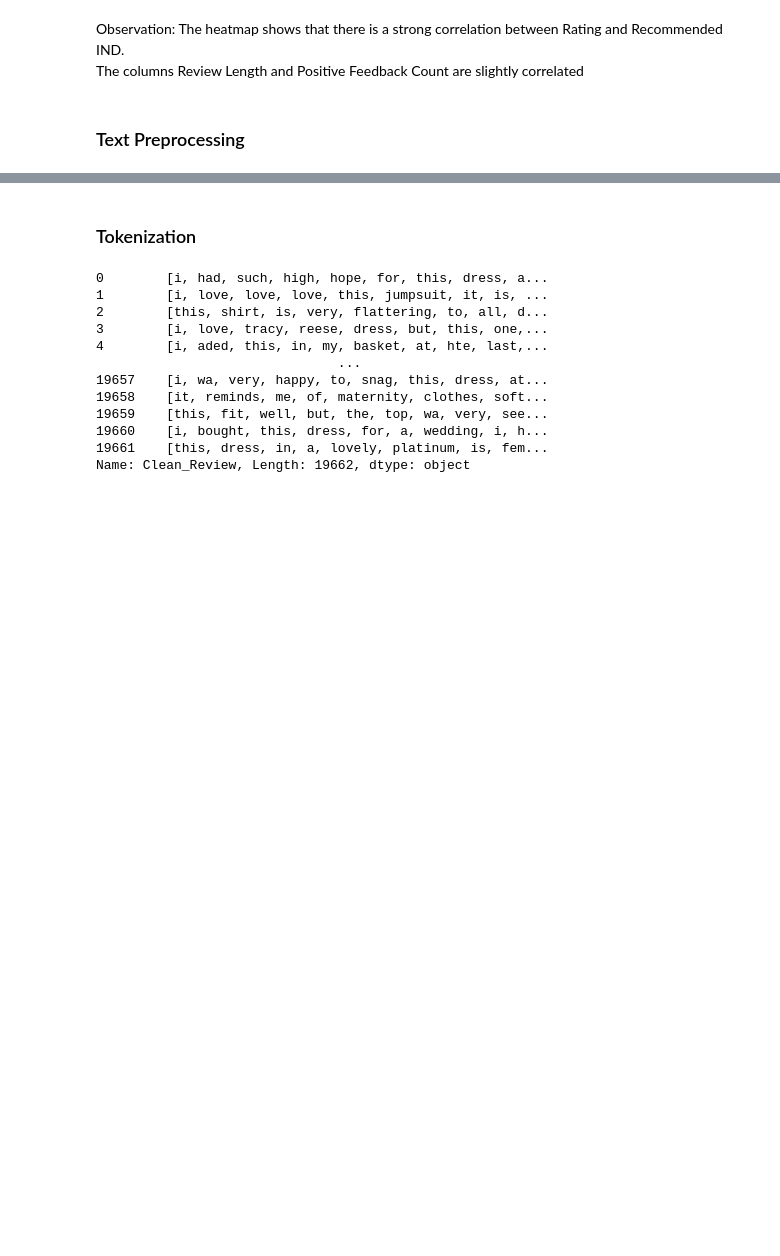
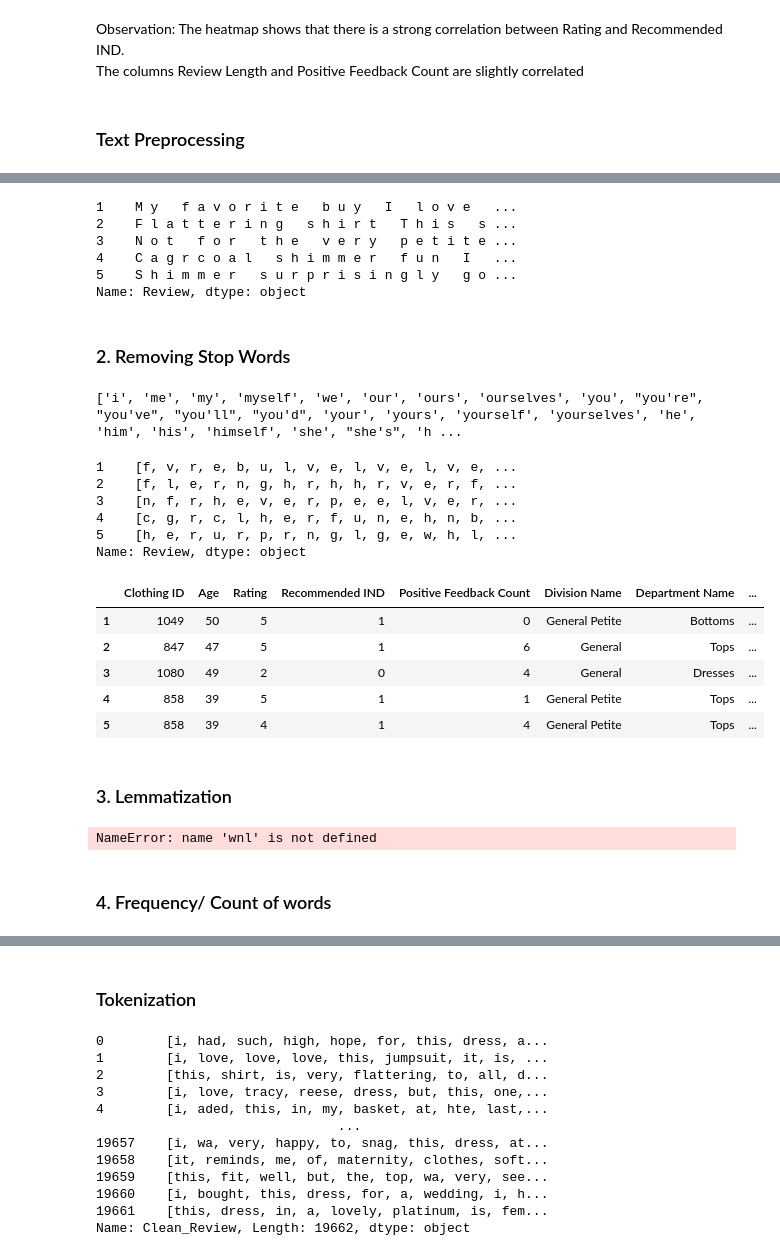
Before and after one commit to ArsalRahimMLE/Women-s-E-Commerce-Clothing-Reviews, a Jupyter notebook: Sentiment Analysis.ipynb, the cells around one changed output, grey strips where cells are left out. Cells and saved outputs as stored; diff of their text form; code cells hidden in the pictures; blank space fills up the shorter version.

```diff
--- a/Sentiment Analysis.ipynb
+++ b/Sentiment Analysis.ipynb
@@ -955,0 +1022,49 @@ See the caveats in the documentation: https://pandas.pydata.org/pandas-docs/stab
+# %%
+def punctuation_removal(text):
+    clean_list = [char for char in text if char not in string.punctuation]
+    clean_str = ' '.join(clean_list)
+    return clean_str
+# %%
+text_prep['Review'] = text_prep['Review'].apply(punctuation_removal)
+text_prep['Review'].head()
+# %% [output]
+1    M y   f a v o r i t e   b u y   I   l o v e   ...
+2    F l a t t e r i n g   s h i r t   T h i s   s ...
+3    N o t   f o r   t h e   v e r y   p e t i t e ...
+4    C a g r c o a l   s h i m m e r   f u n   I   ...
+5    S h i m m e r   s u r p r i s i n g l y   g o ...
+Name: Review, dtype: object
+# %% [markdown]
+### 2. Removing Stop Words
+# %%
+#creating a list of stop words
+from nltk.corpus import stopwords
+stop_words = set(stopwords.words('english'))
+print(stopwords.words('english'))
+# %% [output]
+['i', 'me', 'my', 'myself', 'we', 'our', 'ours', 'ourselves', 'you', "you're", "you've", "you'll", "you'd", 'your', 'yours', 'yourself', 'yourselves', 'he', 'him', 'his', 'himself', 'she', "she's", 'h ...
+# %%
+def stopwords_removal(text):
+    return [word.lower() for word in text
+            if word.lower() not in stop_words]
+# %%
+text_prep['Review'] = text_prep['Review'].apply(stopwords_removal)
+text_prep['Review'].head()
+# %% [output]
+1    [f, v, r, e, b, u, l, v, e, l, v, e, l, v, e, ...
+2    [f, l, e, r, n, g, h, r, h, h, r, v, e, r, f, ...
+3    [n, f, r, h, e, v, e, r, p, e, e, l, v, e, r, ...
+4    [c, g, r, c, l, h, e, r, f, u, n, e, h, n, b, ...
+5    [h, e, r, u, r, p, r, n, g, l, g, e, w, h, l, ...
+Name: Review, dtype: object
+# %%
+text_prep.head()
+# %% [output]
+|  | Clothing ID | Age | Rating | Recommended IND | Positive Feedback Count | Division Name | Department Name | ... |
+| 1 | 1049 | 50 | 5 | 1 | 0 | General Petite | Bottoms | ... |
+| 2 | 847 | 47 | 5 | 1 | 6 | General | Tops | ... |
+| 3 | 1080 | 49 | 2 | 0 | 4 | General | Dresses | ... |
+| 4 | 858 | 39 | 5 | 1 | 1 | General Petite | Tops | ... |
+| 5 | 858 | 39 | 4 | 1 | 4 | General Petite | Tops | ... |
+# %% [markdown]
+### 3. Lemmatization
@@ -955,0 +1085,10 @@ See the caveats in the documentation: https://pandas.pydata.org/pandas-docs/stab
+# %%
+def lemmatize(s):
+    s = [wnl.lemmatize(word) for word in s]
+    return s
+
+df = df.assign(col_lemma = df.Review.apply(lambda x: lemmatize(x)))
+# %% [output]
+NameError: name 'wnl' is not defined
+# %% [markdown]
+### 4. Frequency/ Count of words
```
Also changed, not shown: parts of 43 cells of this notebook.
